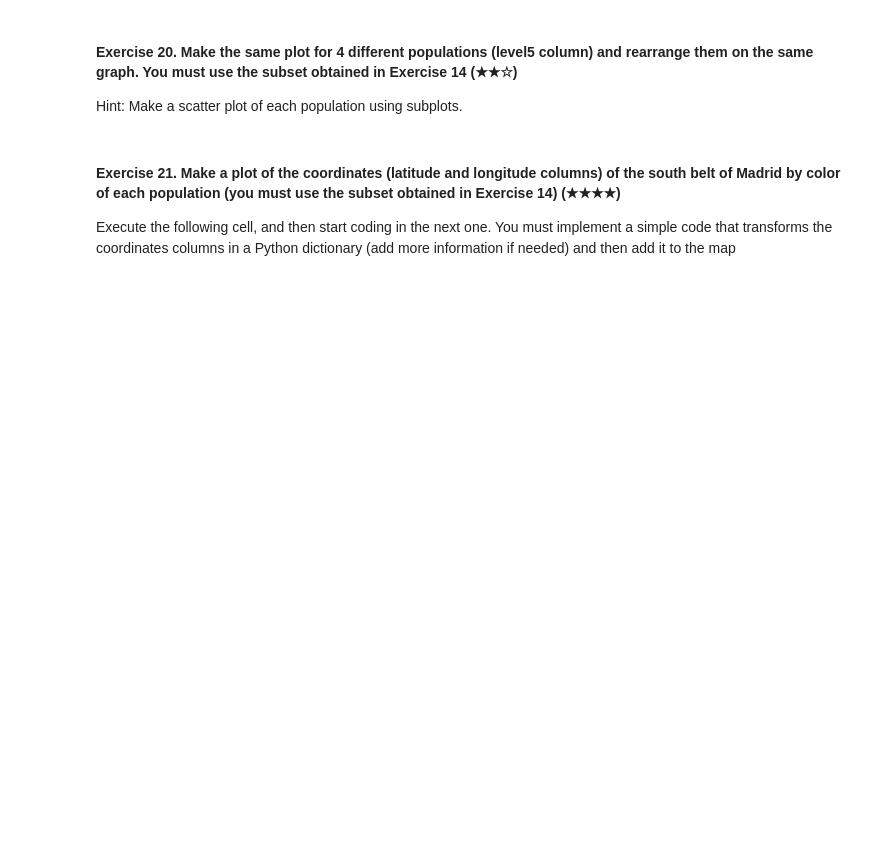
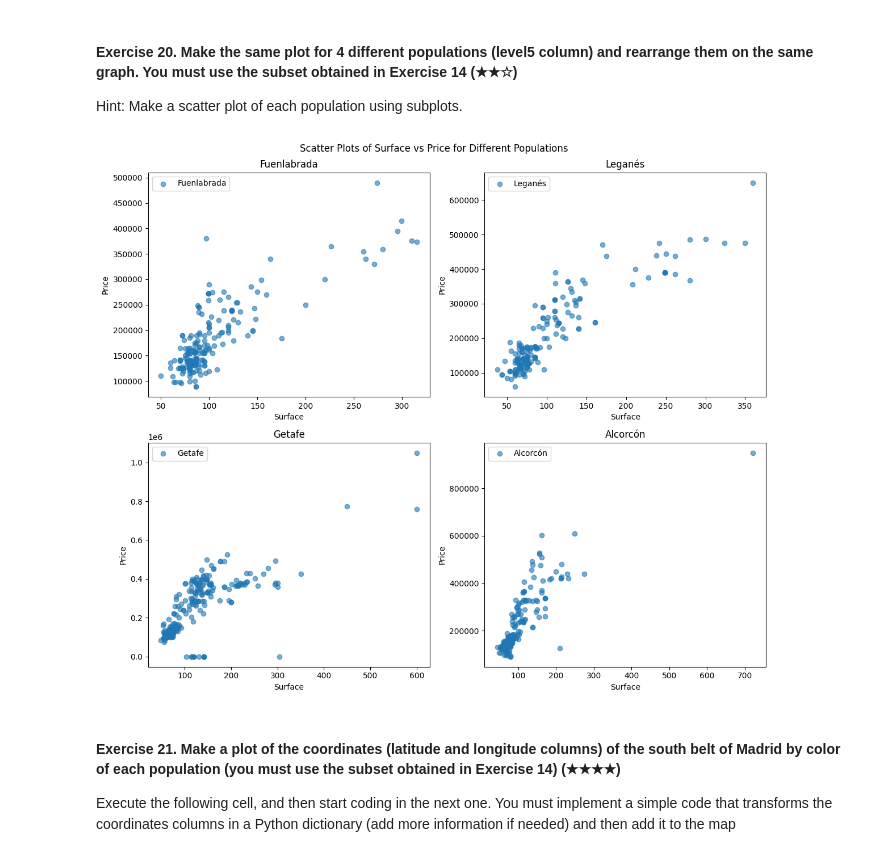
Before and after one commit to KALGonzalez/realestate-datacleanup-exercise, a Jupyter notebook: project.ipynb, the cells around one changed output. Cells and saved outputs as stored; diff of their text form; code cells hidden in the pictures; blank space fills up the shorter version.

```diff
--- a/project.ipynb
+++ b/project.ipynb
@@ -771,59 +767,34 @@ Este análisis nos proporciona una perspectiva clara sobre cómo se comparan las
 Hint: Make a scatter plot of each population using subplots.
 # %%
 # TODO
-
-1: Cargar el subconjunto de datos
-
 import pandas as pd
 import matplotlib.pyplot as plt
 
-# Cargar el conjunto de datos (suponiendo que está en formato CSV)
-df = pd.read_csv('datos_precios.csv')
+# Assuming you have already filtered the subset in Exercise 14 and stored it in `south_belt_df`
 
-# Definir las poblaciones del cinturón sur de Madrid
-poblaciones_cinturon_sur = ["Fuenlabrada", "Leganés", "Getafe", "Alcorcón"]
+# Filter for the four populations
+populations = ['Fuenlabrada', 'Leganés', 'Getafe', 'Alcorcón']
+subset_df = south_belt_df[south_belt_df['level5'].isin(populations)]
 
-# Crear un subconjunto filtrando por las poblaciones del cinturón sur
-df_cinturon_sur = df[df['nivel 5'].isin(poblaciones_cinturon_sur)]
+# Create a figure with subplots
+fig, axes = plt.subplots(nrows=2, ncols=2, figsize=(12, 10))
+fig.suptitle('Scatter Plots of Surface vs Price for Different Populations')
 
+# Iterate over each population and plot on respective subplot
+for i, population in enumerate(populations):
+    ax = axes[i // 2, i % 2]  # Determine subplot position
+    population_data = subset_df[subset_df['level5'] == population]
+    ax.scatter(population_data['surface'], population_data['price'], alpha=0.6, label=population)
+    ax.set_title(population)
+    ax.set_xlabel('Surface')
+    ax.set_ylabel('Price')
+    ax.legend()
 
-2: Crear el gráfico de dispersión en subgráficos
-
-# Configurar el tamaño de la figura y los subplots
-fig, axs = plt.subplots(2, 2, figsize=(12, 10))
-fig.suptitle('Diagramas de Dispersión de Precio vs Superficie por Población')
-
-# Iterar sobre cada población y crear el diagrama de dispersión correspondiente
-for i, poblacion in enumerate(poblaciones_cinturon_sur):
-    # Filtrar las casas de la población actual
-    df_poblacion = df_cinturon_sur[df_cinturon_sur['nivel 5'] == poblacion]
-
-    # Obtener datos relevantes
-    precios = df_poblacion['Precio']
-    superficies = df_poblacion['Superficie']
-
-    # Configurar el subplot correspondiente
-    row = i // 2
-    col = i % 2
-    axs[row, col].scatter(superficies, precios, alpha=0.5)
-    axs[row, col].set_title(poblacion)
-    axs[row, col].set_xlabel('Superficie')
-    axs[row, col].set_ylabel('Precio')
-
-# Ajustar el diseño y mostrar el gráfico
+# Adjust layout
 plt.tight_layout()
 plt.show()
-
- Código:
-Subgráficos: Utilizamos plt.subplots(2, 2) para crear una matriz de subgráficos con 2 filas y 2 columnas, lo que nos da un total de 4 subgráficos.
-
-Iteración y Filtrado: Iteramos sobre cada población del "cinturón sur" y filtramos el DataFrame df_cinturon_sur para obtener datos específicos de cada población.
-
-Diagramas de Dispersión: Para cada subgráfico, creamos un diagrama de dispersión (scatter plot) que muestra la relación entre la superficie y el precio de las propiedades. Configuramos títulos y etiquetas de ejes para cada subgráfico según la población correspondiente.
-
-Ajuste y Visualización: Finalmente, ajustamos el diseño del gráfico (plt.tight_layout()) para evitar superposiciones y mostramos el gráfico con plt.show().
-
-Este enfoque permite una comparación visual efectiva de cómo varían las relaciones entre el precio y la superficie de las propiedades en las cuatro poblaciones del "cinturón sur" de Madrid, proporcionando insights importantes sobre las dinámicas del mercado inmobiliario localizado en estas áreas específicas.
+# %% [output]
+[figure, added]
 # %% [markdown]
 #### Exercise 21. Make a plot of the coordinates (latitude and longitude columns) of the south belt of Madrid by color of each population (you must use the subset obtained in Exercise 14) (★★★★)
 
```
Also changed, not shown: parts of 18 cells of this notebook.
